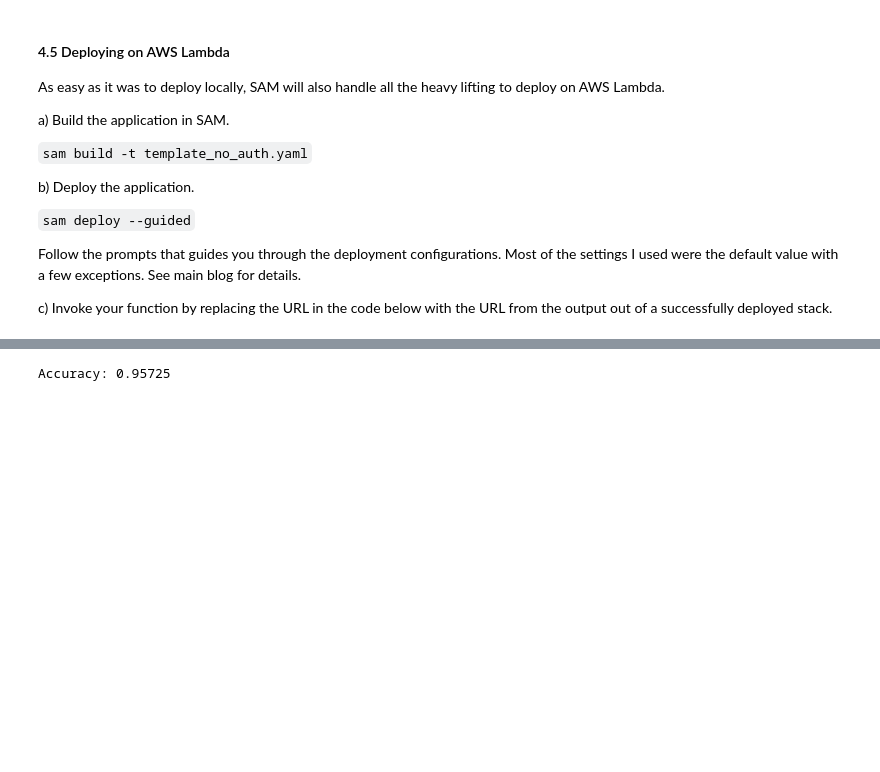
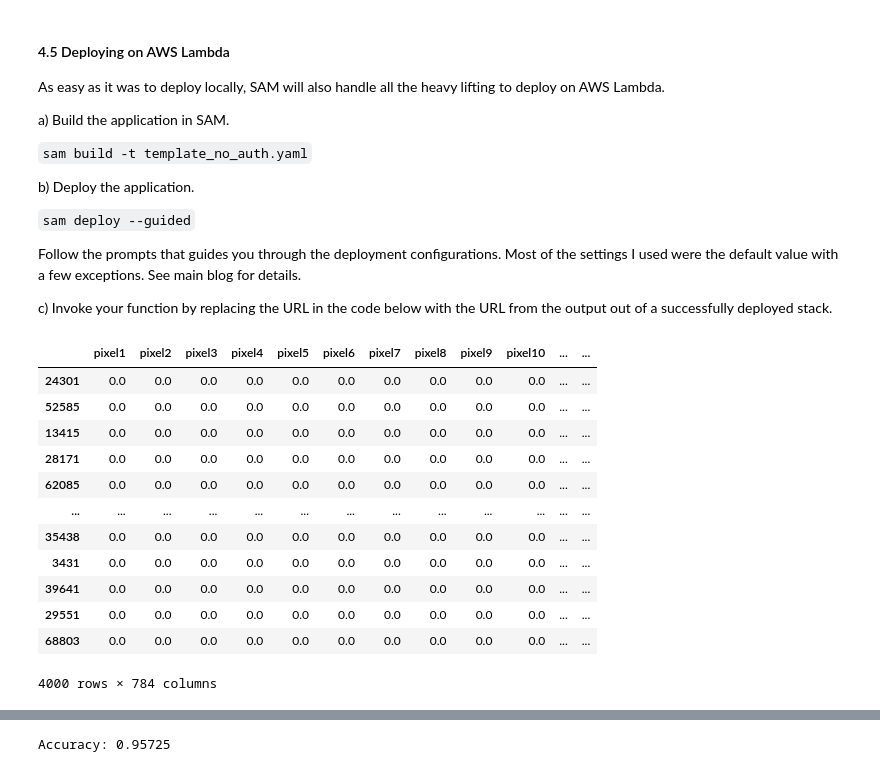
Before and after one commit to lloydhamilton/aws_lambda_no_authoriser, a Jupyter notebook: deploying_lambda.ipynb, the cells around one changed output, grey strips where cells are left out. Saved outputs shown, nothing was run; the diff lists cells and outputs as text; code cells hidden in the pictures; blank space fills up the shorter version.

```diff
--- a/deploying_lambda.ipynb
+++ b/deploying_lambda.ipynb
@@ -303,3 +303,19 @@ b) Deploy the application.
 Follow the prompts that guides you through the deployment configurations. Most of the settings I used were the default value with a few exceptions. See main blog for details.
 
 c) Invoke your function by replacing the URL in the code below with the URL from the output out of a successfully deployed stack.
+# %%
+test_features
+# %% [output]
+|  | pixel1 | pixel2 | pixel3 | pixel4 | pixel5 | pixel6 | pixel7 | pixel8 | pixel9 | pixel10 | ... | ... |
+| 24301 | 0.0 | 0.0 | 0.0 | 0.0 | 0.0 | 0.0 | 0.0 | 0.0 | 0.0 | 0.0 | ... | ... |
+| 52585 | 0.0 | 0.0 | 0.0 | 0.0 | 0.0 | 0.0 | 0.0 | 0.0 | 0.0 | 0.0 | ... | ... |
+| 13415 | 0.0 | 0.0 | 0.0 | 0.0 | 0.0 | 0.0 | 0.0 | 0.0 | 0.0 | 0.0 | ... | ... |
+| 28171 | 0.0 | 0.0 | 0.0 | 0.0 | 0.0 | 0.0 | 0.0 | 0.0 | 0.0 | 0.0 | ... | ... |
+| 62085 | 0.0 | 0.0 | 0.0 | 0.0 | 0.0 | 0.0 | 0.0 | 0.0 | 0.0 | 0.0 | ... | ... |
+| ... | ... | ... | ... | ... | ... | ... | ... | ... | ... | ... | ... | ... |
+| 35438 | 0.0 | 0.0 | 0.0 | 0.0 | 0.0 | 0.0 | 0.0 | 0.0 | 0.0 | 0.0 | ... | ... |
+| 3431 | 0.0 | 0.0 | 0.0 | 0.0 | 0.0 | 0.0 | 0.0 | 0.0 | 0.0 | 0.0 | ... | ... |
+| 39641 | 0.0 | 0.0 | 0.0 | 0.0 | 0.0 | 0.0 | 0.0 | 0.0 | 0.0 | 0.0 | ... | ... |
+| 29551 | 0.0 | 0.0 | 0.0 | 0.0 | 0.0 | 0.0 | 0.0 | 0.0 | 0.0 | 0.0 | ... | ... |
+| 68803 | 0.0 | 0.0 | 0.0 | 0.0 | 0.0 | 0.0 | 0.0 | 0.0 | 0.0 | 0.0 | ... | ... |
+4000 rows × 784 columns
```
Also changed, not shown: parts of 3 cells of this notebook, 2 other files.
